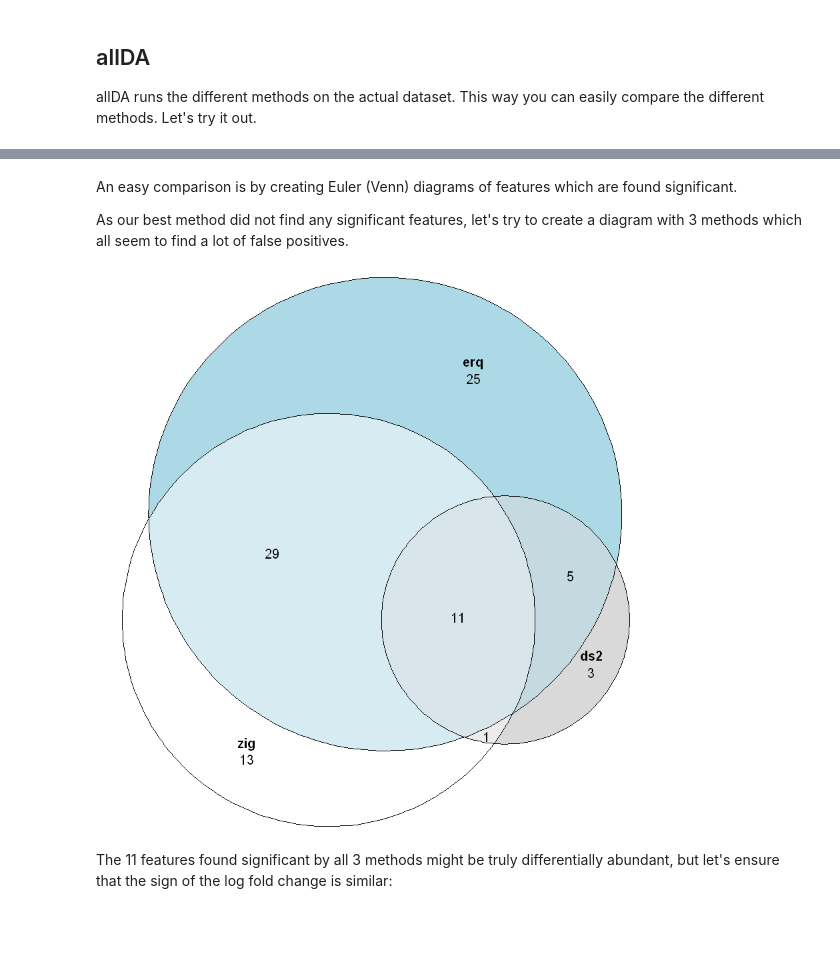
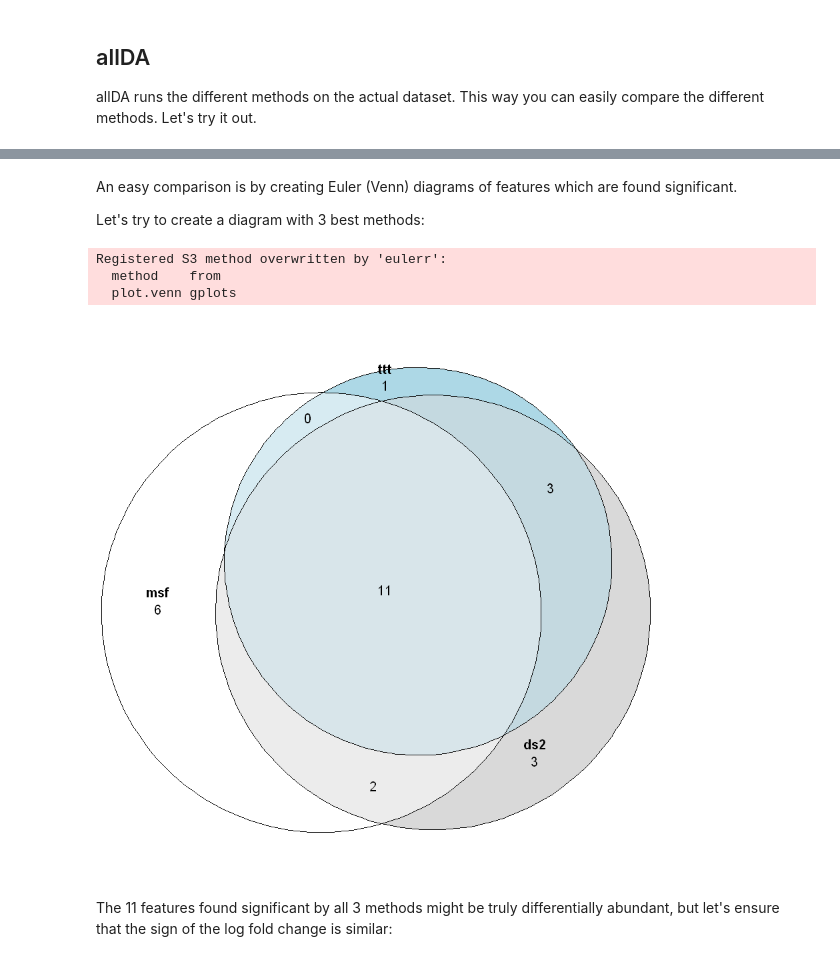
Before and after one commit to microUCPH/amplicon_data_analysis, a Jupyter notebook: ipynb/da2.ipynb, the cells around one changed output, grey strips where cells are left out. Cells and saved outputs as stored; diff of their text form; code cells hidden in the pictures; blank space fills up the shorter version.

```diff
--- a/ipynb/da2.ipynb
+++ b/ipynb/da2.ipynb
@@ -91,11 +116,14 @@ ds2x, erq2, ere2 were excluded due to failure
 # %% [markdown]
 An easy comparison is by creating Euler (Venn) diagrams of features which are found significant.
 
-As our best method did not find any significant features, let's try to create a diagram with 3 methods which all seem to find a lot of false positives.
+Let's try to create a diagram with 3 best methods:
 # %%
-vennDA(res_all, tests = c("zig", "ds2", "erq"))
+vennDA(res_all, tests = c("msf", "ds2", "ttt"))
 # %% [output]
+Registered S3 method overwritten by 'eulerr':
+  method    from
+  plot.venn gplots
-[figure, old version]
+[figure, new version]
 # %% [markdown]
 The 11 features found significant by all 3 methods might be truly differentially abundant, but let's ensure that the sign of the log fold change is similar:
 # %%
```
Also changed, not shown: parts of 14 cells of this notebook, 36 other files.
